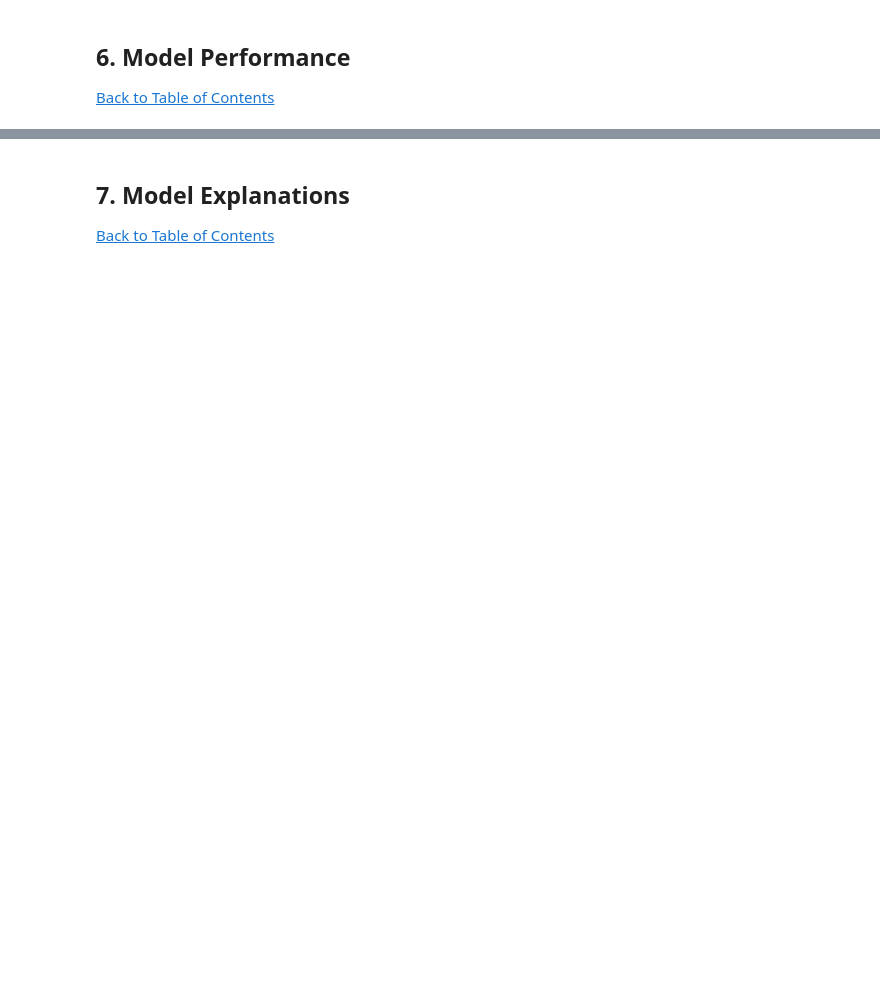
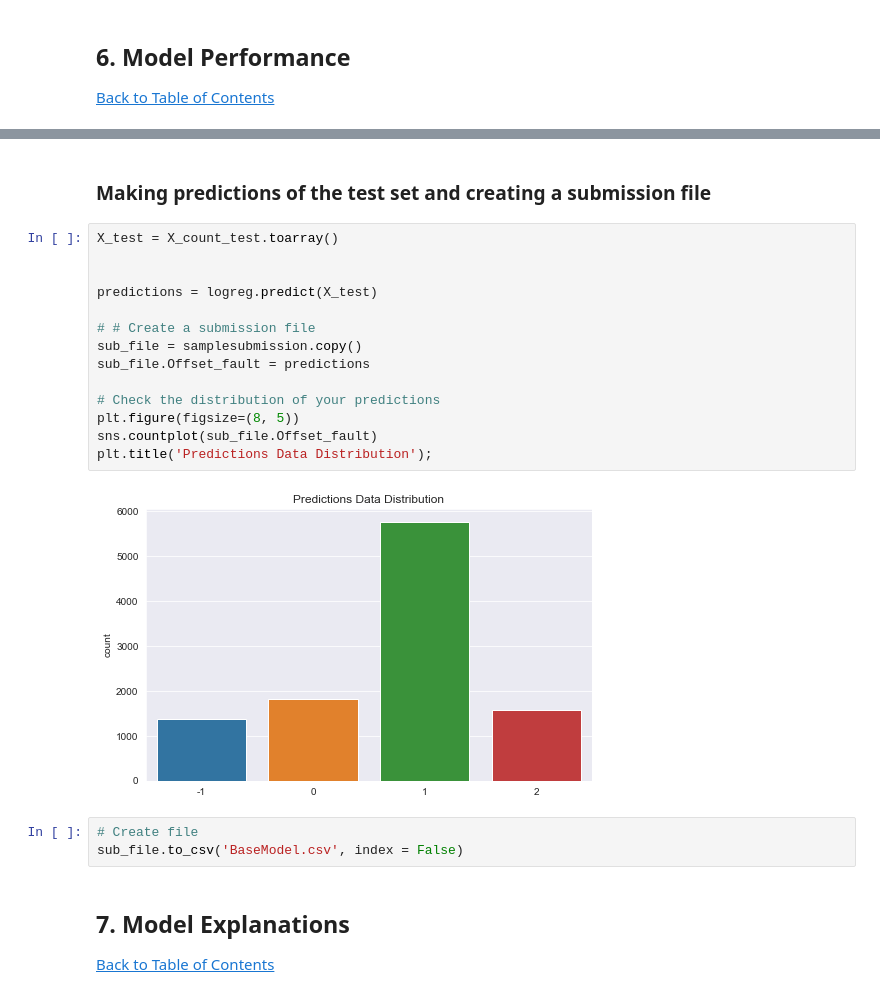
Before and after one commit to McMunashe/classification-predict-streamlit-template, a Jupyter notebook: Advanced Classification Predict .ipynb, the cells around one changed output, grey strips where cells are left out. Saved outputs shown, nothing was run; the diff lists cells and outputs as text; blank space fills up the shorter version.

```diff
--- a/Advanced Classification Predict .ipynb
+++ b/Advanced Classification Predict .ipynb
@@ -230,3 +391,24 @@ df.head()
+# %% [markdown]
+### Making predictions of the test set and creating a submission file
+# %%
+X_test = X_count_test.toarray()
+
+
+predictions = logreg.predict(X_test)
+
+# # Create a submission file
+sub_file = samplesubmission.copy()
+sub_file.Offset_fault = predictions
+
+# Check the distribution of your predictions
+plt.figure(figsize=(8, 5))
+sns.countplot(sub_file.Offset_fault)
+plt.title('Predictions Data Distribution');
+# %% [output]
+[figure, added]
+# %%
+# Create file
+sub_file.to_csv('BaseModel.csv', index = False)
 # %% [markdown]
 <a id="seven"></a>
 ## 7. Model Explanations
```
Also changed, not shown: parts of 48 cells of this notebook.
